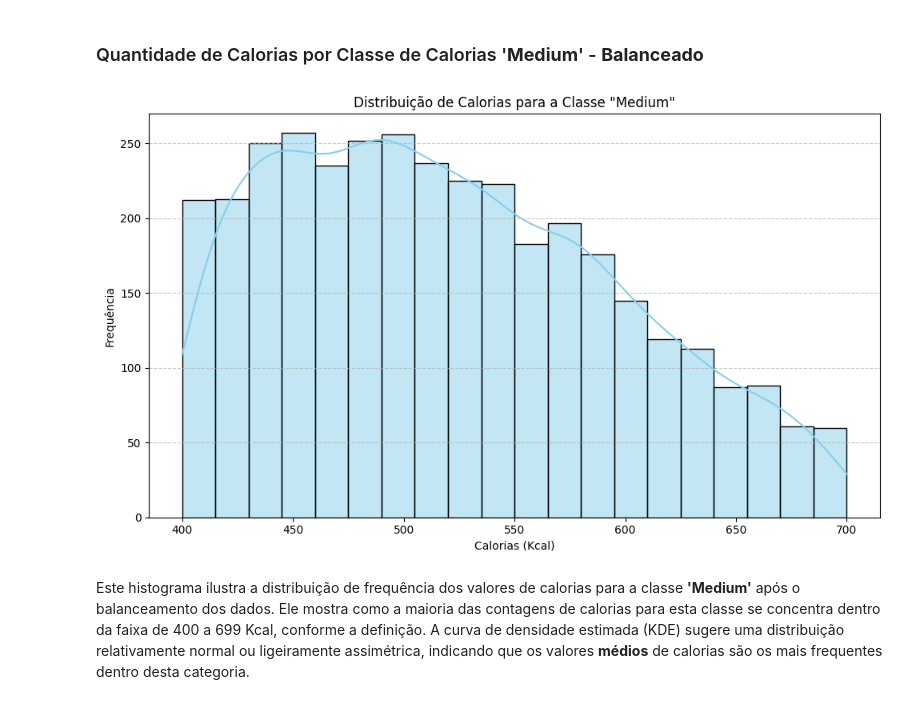
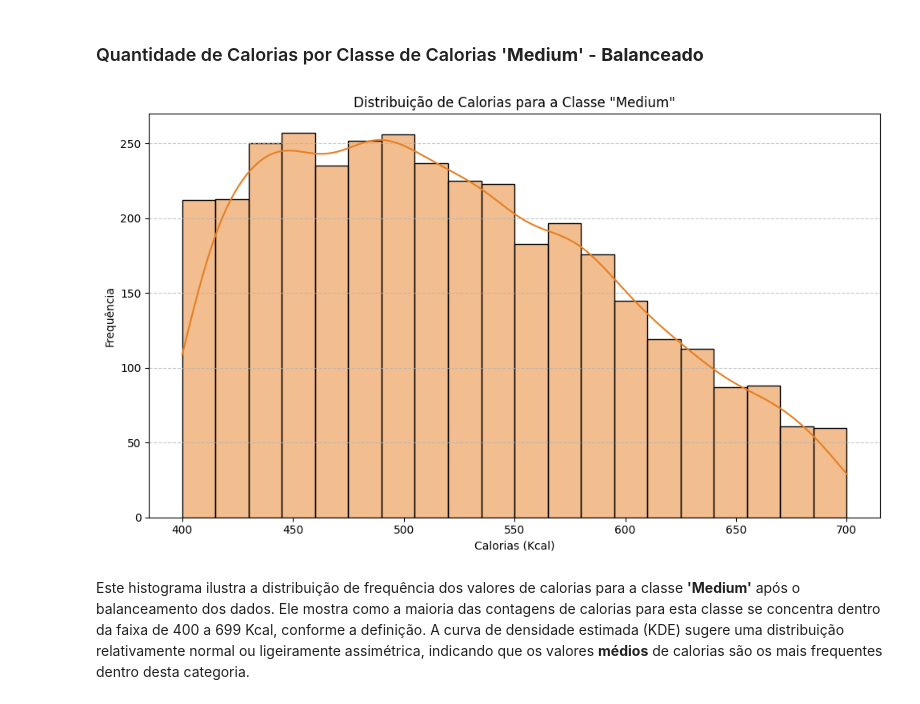
Before and after one commit to MGuidolini/PUC-MVP, a Jupyter notebook: Cópia_de_MVP_Analise_de_Dados_e_Boas_práticas_final.ipynb, the cells around one changed output. Drawn from its saved outputs; the diff is of its cells as text; code cells hidden in the pictures.

```diff
--- a/Cópia_de_MVP_Analise_de_Dados_e_Boas_práticas_final.ipynb
+++ b/Cópia_de_MVP_Analise_de_Dados_e_Boas_práticas_final.ipynb
@@ -692,17 +734,17 @@ Este histograma ilustra a distribuição de frequência dos valores de calorias
 # %%
 # Filtrar o DataFrame balanceado para a classe 'medium'
 df_medium_calories = dafr_Calorias_balanced[dafr_Calorias_balanced['Classe_de_Calorias'] == 'medium']
 
 plt.figure(figsize=(10, 6))
-sns.histplot(df_medium_calories['Calorias/Kcal'], kde=True, color='skyblue')
+sns.histplot(df_medium_calories['Calorias/Kcal'], kde=True, color='#e67e22')
 plt.title('Distribuição de Calorias para a Classe "Medium"')
 plt.xlabel('Calorias (Kcal)')
 plt.ylabel('Frequência')
 plt.grid(axis='y', linestyle='--', alpha=0.7)
 plt.tight_layout()
 plt.show()
 # %% [output]
-[figure, old version]
+[figure, new version]
 # %% [markdown]
 Este histograma ilustra a distribuição de frequência dos valores de calorias para a classe **'Medium'** após o balanceamento dos dados. Ele mostra como a maioria das contagens de calorias para esta classe se concentra dentro da faixa de 400 a 699 Kcal, conforme a definição. A curva de densidade estimada (KDE) sugere uma distribuição relativamente normal ou ligeiramente assimétrica, indicando que os valores **médios** de calorias são os mais frequentes dentro desta categoria.
 # %% [markdown]
```
Also changed, not shown: parts of 32 cells of this notebook.
